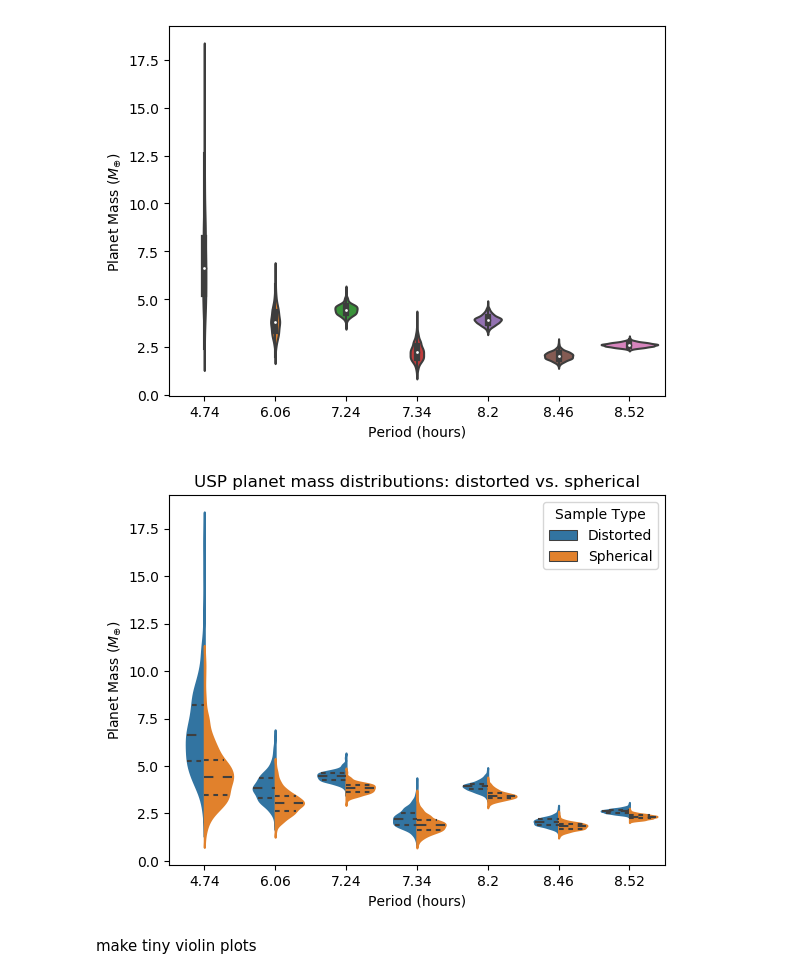
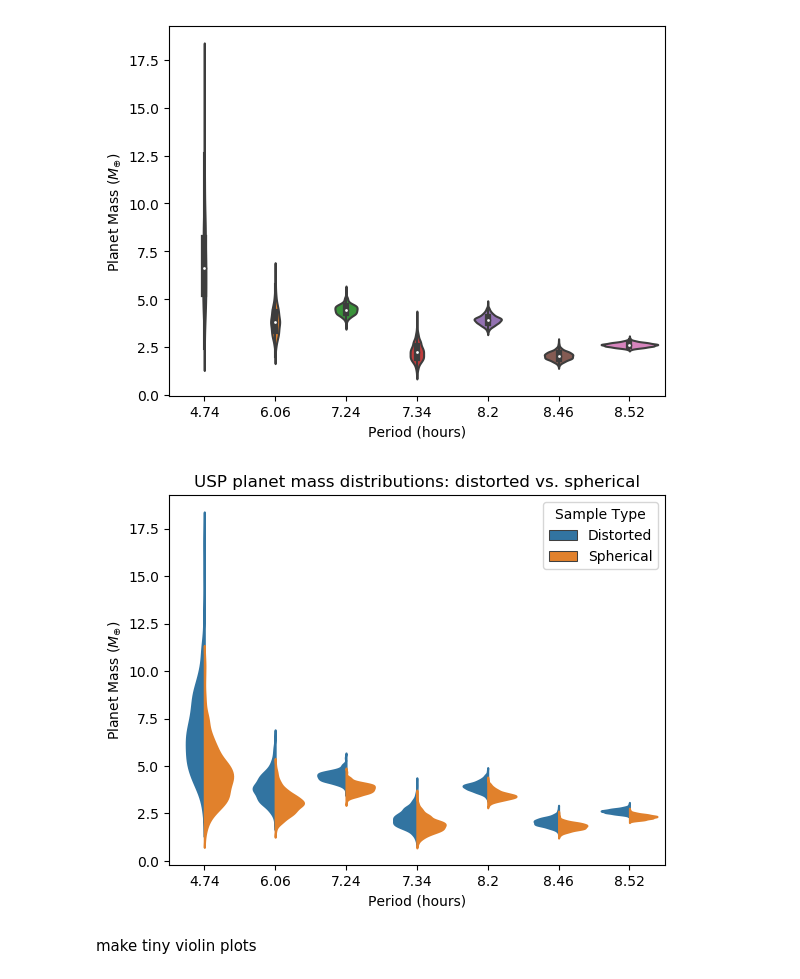
Before and after one commit to asmuzsoy/USPplanets, a Jupyter notebook: USPMassDistRedo.ipynb, the cells around one changed output. Drawn from its saved outputs; the diff is of its cells as text; code cells hidden in the pictures.

Commit message:
updated figures

```diff
--- a/USPMassDistRedo.ipynb
+++ b/USPMassDistRedo.ipynb
@@ -375,3 +375,22 @@ len(numstars)
 periodsamples = [per[i//1000] for i,j in enumerate(radiisamples)]
 # %% [markdown]
 Okay, now we're going to do the occurrence rate and mass distribution calculations.
+# %%
+h = plt.figure()
+#         meanearthmasses.append(np.percentile(list1, 50))
+#         eartherr.append(np.std(list1))
+#         eartherrup.append(np.percentile(list1, 15.85))
+#         eartherrdown.append(np.percentile(list1, 84.15))
+eartherrup = np.array(eartherrup)
+eartherrdown = np.array(eartherrdown)
+meanearthmasses= np.array(meanearthmasses)
+
+print(eartherrdown - meanearthmasses)
+plt.loglog(np.array(per) * 24,meanearthmasses, 'o', basex = (6**0.25), basey = np.sqrt(2))
+plt.errorbar(np.array(per) * 24,meanearthmasses, yerr = [meanearthmasses - eartherrup, eartherrdown - meanearthmasses], linestyle = 'None', ecolor = 'k')
+plt.yticks(massbins, [0.5,1,2,4,8,16,32], fontsize = 'x-large')
+plt.xticks(perbins,[4,6.3,9.8,15.3,24], fontsize = 'x-large')
+plt.xlabel("Orbital Period (hours)", fontsize = 'x-large')
+plt.ylabel("Planet Mass ($M_{ \oplus}$)", fontsize = 'x-large')
+h.savefig("PosterFig4.pdf", bbox_inches = "tight")
+plt.show()
@@ -693,20 +725,20 @@ Text(0, 0.5, 'Planet Mass ($M_{\\oplus}$)')
 # %%
 dumb_df = pd.DataFrame()
 dumb_df['period'] = np.concatenate((df.period.values, df.period.values))
 dumb_df['Sample Type'] = np.concatenate((['Distorted' for i in distort_earthlike_samples], ['Spherical' for i in df.spherical_sample.values]))
 dumb_df['Sample'] = np.concatenate((distort_earthlike_samples, df.spherical_sample.values))
 dumb_df['Log sample'] = np.log10(dumb_df.Sample.values)
 
 d = plt.figure()
-sns.violinplot(x = dumb_df['period'], y = dumb_df['Sample'], hue= dumb_df['Sample Type'], inner = 'quartile', split = True)
+sns.violinplot(x = dumb_df['period'], y = dumb_df['Sample'], hue= dumb_df['Sample Type'], inner = None, split = True)
 plt.xlabel("Period (hours)")
 plt.ylabel("Planet Mass ($M_{\oplus}$)")
 plt.title("USP planet mass distributions: distorted vs. spherical")
 
 plt.show()
-d.savefig("DistortedDistributions.png", bbox_inches='tight')
+d.savefig("DistortedDistributions.pdf", bbox_inches='tight')
 # %% [output]
-[figure, old version]
+[figure, new version]
 # %% [markdown]
 make tiny violin plots
 # %%
```
Also changed, not shown: parts of 1 cell of this notebook.
